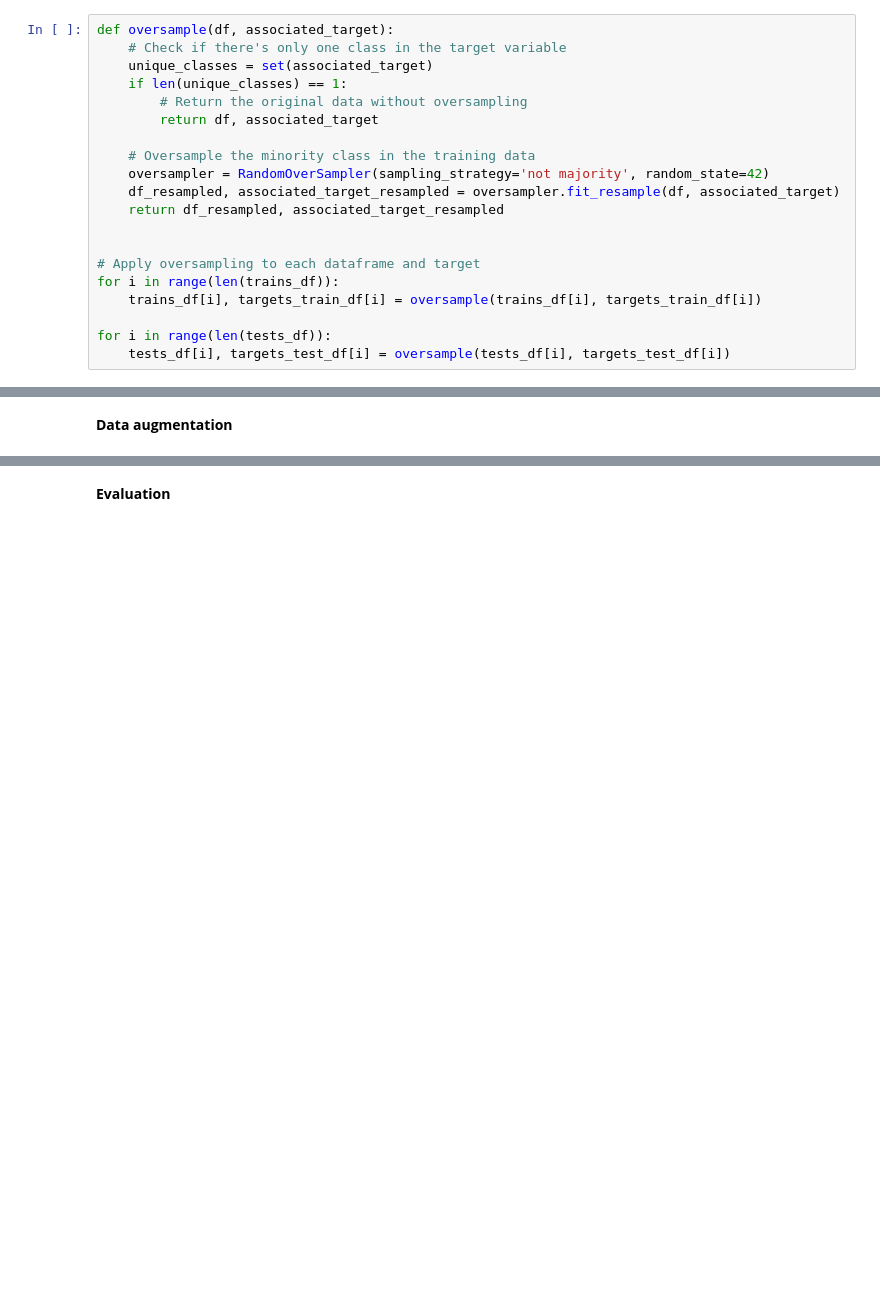
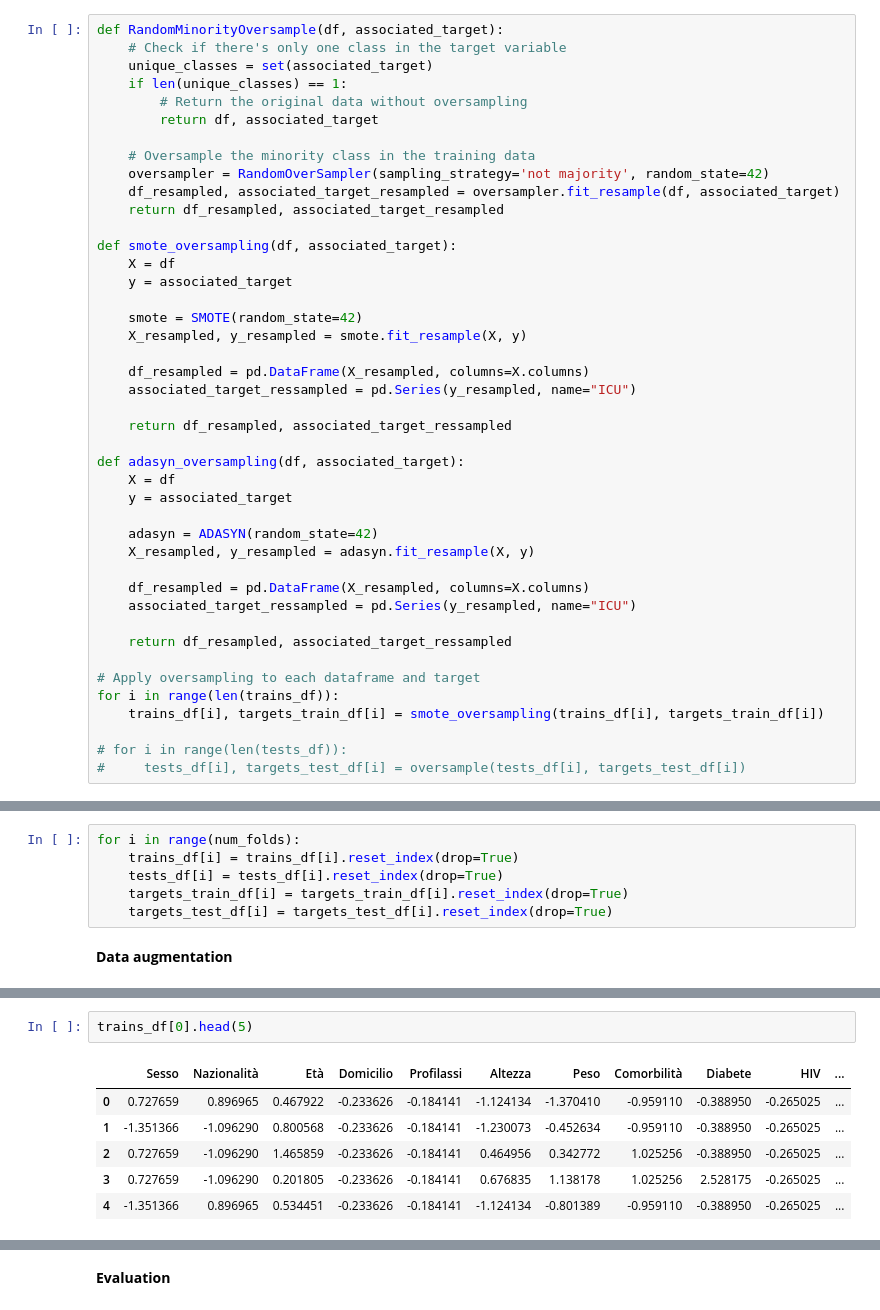
Before and after one commit to BalthazarMIGNARD/MalariaDataAnalysis, a Jupyter notebook: dataAugmentation/dataAug1.ipynb, the cells around one changed output, grey strips where cells are left out. Saved outputs shown, nothing was run; the diff lists cells and outputs as text; blank space fills up the shorter version.

```diff
--- a/dataAugmentation/dataAug1.ipynb
+++ b/dataAugmentation/dataAug1.ipynb
@@ -188,5 +288,5 @@ for i in range(len(tests_df)):
 # %%
-def oversample(df, associated_target):
+def RandomMinorityOversample(df, associated_target):
     # Check if there's only one class in the target variable
     unique_classes = set(associated_target)
     if len(unique_classes) == 1:
@@ -198,10 +298,33 @@ def oversample(df, associated_target):
     df_resampled, associated_target_resampled = oversampler.fit_resample(df, associated_target)
     return df_resampled, associated_target_resampled
 
+def smote_oversampling(df, associated_target):
+    X = df
+    y = associated_target
+
+    smote = SMOTE(random_state=42)
+    X_resampled, y_resampled = smote.fit_resample(X, y)
+
+    df_resampled = pd.DataFrame(X_resampled, columns=X.columns)
+    associated_target_ressampled = pd.Series(y_resampled, name="ICU")
+
+    return df_resampled, associated_target_ressampled
+
+def adasyn_oversampling(df, associated_target):
+    X = df
+    y = associated_target
+
+    adasyn = ADASYN(random_state=42)
+    X_resampled, y_resampled = adasyn.fit_resample(X, y)
+
+    df_resampled = pd.DataFrame(X_resampled, columns=X.columns)
+    associated_target_ressampled = pd.Series(y_resampled, name="ICU")
+
+    return df_resampled, associated_target_ressampled
 
 # Apply oversampling to each dataframe and target
 for i in range(len(trains_df)):
-    trains_df[i], targets_train_df[i] = oversample(trains_df[i], targets_train_df[i])
+    trains_df[i], targets_train_df[i] = smote_oversampling(trains_df[i], targets_train_df[i])
 
-for i in range(len(tests_df)):
-    tests_df[i], targets_test_df[i] = oversample(tests_df[i], targets_test_df[i])
+# for i in range(len(tests_df)):
+#     tests_df[i], targets_test_df[i] = oversample(tests_df[i], targets_test_df[i])
@@ -224,2 +359,8 @@ trains_df[1]
+# %%
+for i in range(num_folds):
+    trains_df[i] = trains_df[i].reset_index(drop=True)
+    tests_df[i] = tests_df[i].reset_index(drop=True)
+    targets_train_df[i] = targets_train_df[i].reset_index(drop=True)
+    targets_test_df[i] = targets_test_df[i].reset_index(drop=True)
 # %% [markdown]
 **Data augmentation**
@@ -226,3 +423,12 @@ trains_df[1]
+# %%
+trains_df[0].head(5)
+# %% [output]
+|  | Sesso | Nazionalità | Età | Domicilio | Profilassi | Altezza | Peso | Comorbilità | Diabete | HIV | ... |
+| 0 | 0.727659 | 0.896965 | 0.467922 | -0.233626 | -0.184141 | -1.124134 | -1.370410 | -0.959110 | -0.388950 | -0.265025 | ... |
+| 1 | -1.351366 | -1.096290 | 0.800568 | -0.233626 | -0.184141 | -1.230073 | -0.452634 | -0.959110 | -0.388950 | -0.265025 | ... |
+| 2 | 0.727659 | -1.096290 | 1.465859 | -0.233626 | -0.184141 | 0.464956 | 0.342772 | 1.025256 | -0.388950 | -0.265025 | ... |
+| 3 | 0.727659 | -1.096290 | 0.201805 | -0.233626 | -0.184141 | 0.676835 | 1.138178 | 1.025256 | 2.528175 | -0.265025 | ... |
+| 4 | -1.351366 | 0.896965 | 0.534451 | -0.233626 | -0.184141 | -1.124134 | -0.801389 | -0.959110 | -0.388950 | -0.265025 | ... |
 # %%
 def doubleWithNoise(df, target) :
 
```
Also changed, not shown: parts of 26 cells of this notebook, 2 other files.
